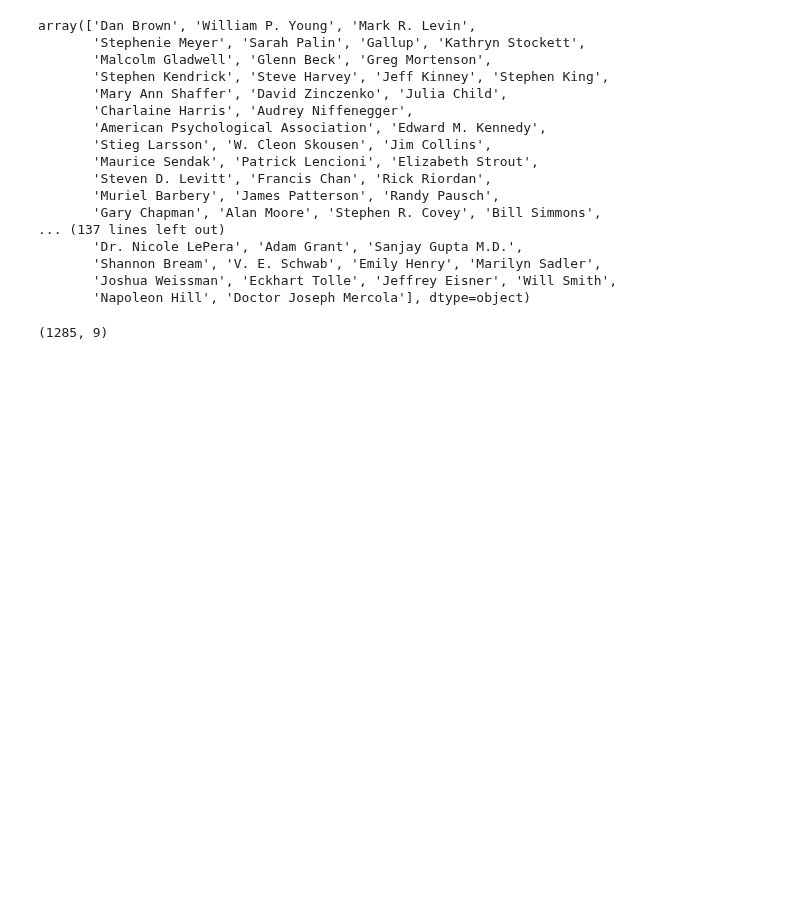
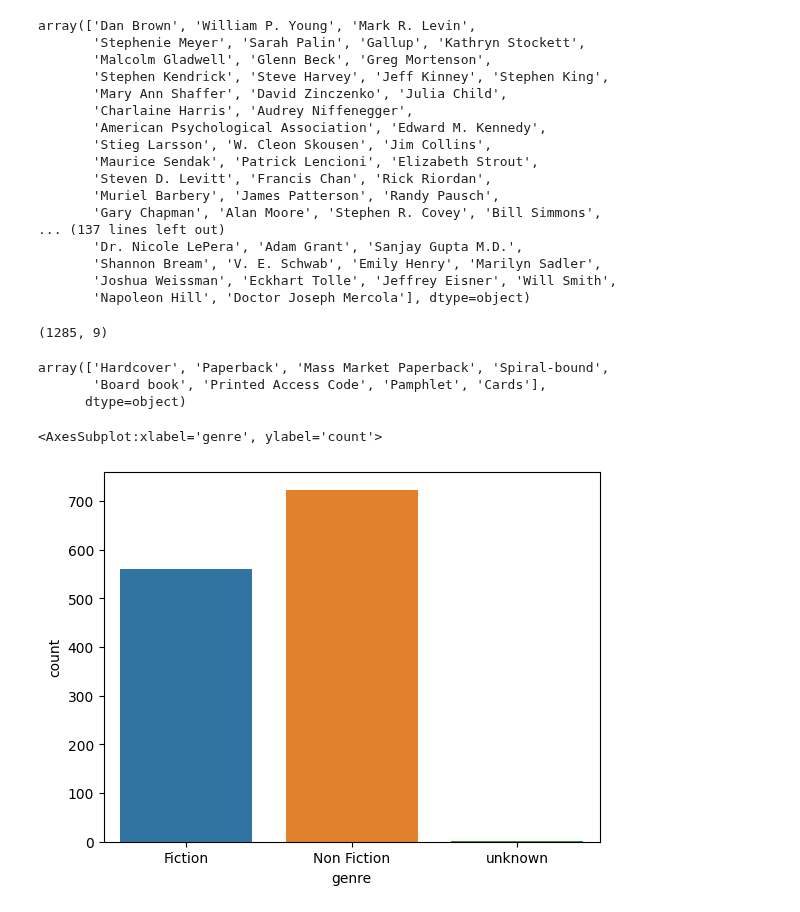
Before and after one commit to latifkara/dataScienceProjects, a Jupyter notebook: TopBookList/BookList.ipynb, the cells around one changed output. Cells and saved outputs as stored; diff of their text form; code cells hidden in the pictures; blank space fills up the shorter version.

```diff
--- a/TopBookList/BookList.ipynb
+++ b/TopBookList/BookList.ipynb
@@ -309,3 +317,14 @@ array(['Dan Brown', 'William P. Young', 'Mark R. Levin',
 books_df.shape
 # %% [output]
 (1285, 9)
+# %%
+books_df.cover_type.unique()
+# %% [output]
+array(['Hardcover', 'Paperback', 'Mass Market Paperback', 'Spiral-bound',
+       'Board book', 'Printed Access Code', 'Pamphlet', 'Cards'],
+      dtype=object)
+# %%
+sns.countplot(x='genre', data=books_df)
+# %% [output]
+<AxesSubplot:xlabel='genre', ylabel='count'>
+[figure, added]
```
Also changed, not shown: parts of 3 cells of this notebook.
